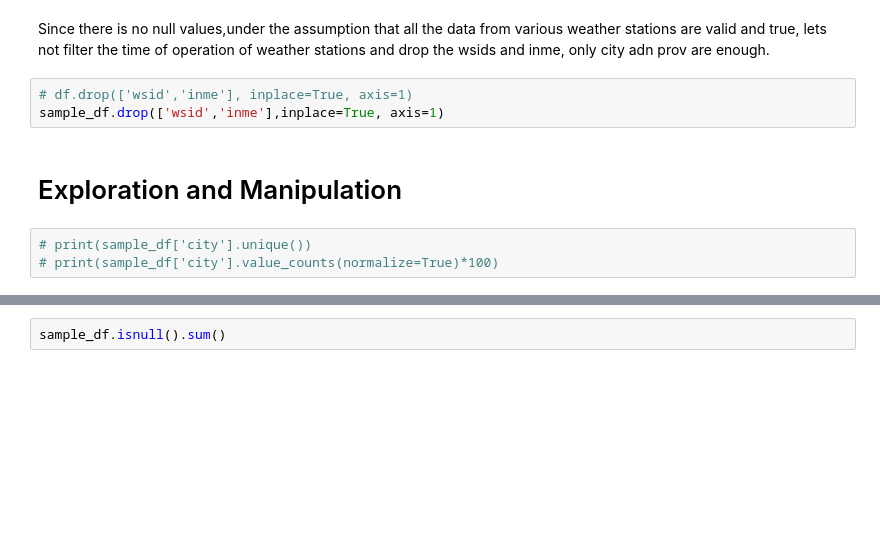
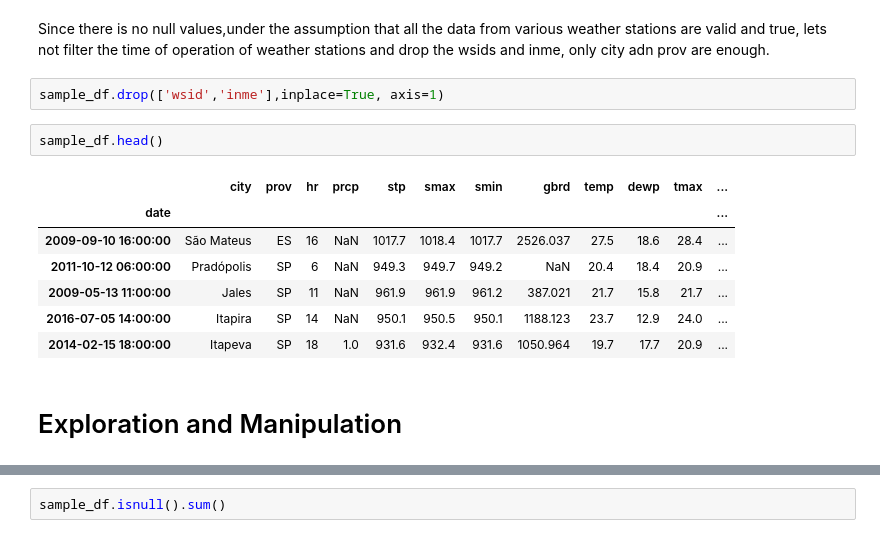
Before and after one commit to ducnguyen4993/Hourly-Weather-Surface---Brazil-Southeast-region-Data-Analysis, a Jupyter notebook: weather data analysis.ipynb, the cells around one changed output, grey strips where cells are left out. Cells and saved outputs as stored; diff of their text form; blank space fills up the shorter version.

```diff
--- a/weather data analysis.ipynb
+++ b/weather data analysis.ipynb
@@ -135,10 +120,16 @@ sample_df.set_index('date',inplace=True,drop=True)
 # %% [markdown]
 Since there is no null values,under the assumption that all the data from various weather stations are valid and true, lets not filter the time of operation of weather stations and drop the wsids and inme, only city adn prov are enough.
 # %%
-# df.drop(['wsid','inme'], inplace=True, axis=1)
 sample_df.drop(['wsid','inme'],inplace=True, axis=1)
+# %%
+sample_df.head()
+# %% [output]
+|  | city | prov | hr | prcp | stp | smax | smin | gbrd | temp | dewp | tmax | ... |
+| date |  |  |  |  |  |  |  |  |  |  |  | ... |
+| 2009-09-10 16:00:00 | São Mateus | ES | 16 | NaN | 1017.7 | 1018.4 | 1017.7 | 2526.037 | 27.5 | 18.6 | 28.4 | ... |
+| 2011-10-12 06:00:00 | Pradópolis | SP | 6 | NaN | 949.3 | 949.7 | 949.2 | NaN | 20.4 | 18.4 | 20.9 | ... |
+| 2009-05-13 11:00:00 | Jales | SP | 11 | NaN | 961.9 | 961.9 | 961.2 | 387.021 | 21.7 | 15.8 | 21.7 | ... |
+| 2016-07-05 14:00:00 | Itapira | SP | 14 | NaN | 950.1 | 950.5 | 950.1 | 1188.123 | 23.7 | 12.9 | 24.0 | ... |
+| 2014-02-15 18:00:00 | Itapeva | SP | 18 | 1.0 | 931.6 | 932.4 | 931.6 | 1050.964 | 19.7 | 17.7 | 20.9 | ... |
 # %% [markdown]
 # Exploration and Manipulation
-# %%
-# print(sample_df['city'].unique())
-# print(sample_df['city'].value_counts(normalize=True)*100)
```
Also changed, not shown: parts of 28 cells of this notebook.
